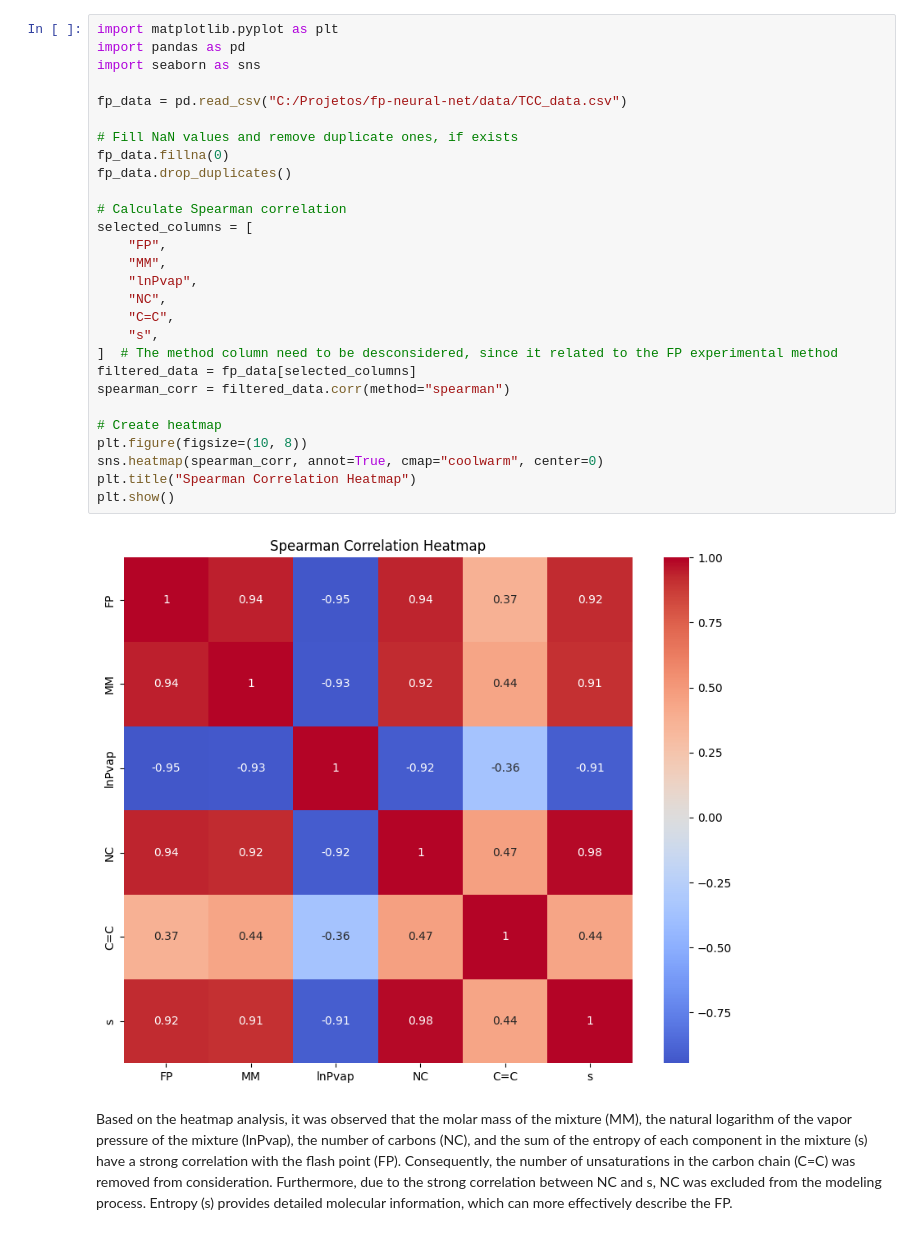
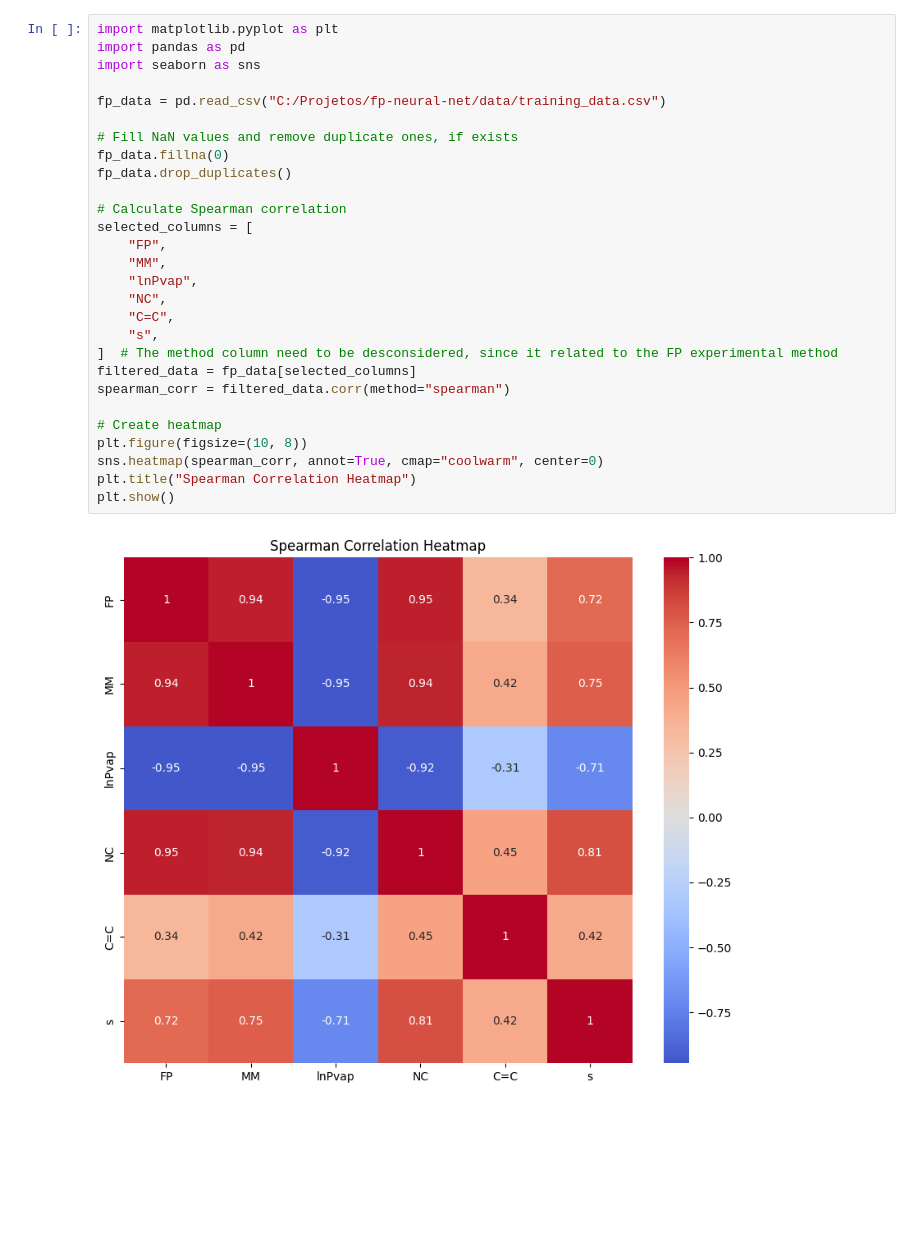
Before and after one commit to ThermoPhase-FCSRG/fp-neural-net, a Jupyter notebook: notebooks/fp_modelling.ipynb, the cells around one changed output. Drawn from its saved outputs; the diff is of its cells as text; blank space fills up the shorter version.

Commit message:
Case study and trained models update

```diff
--- a/notebooks/fp_modelling.ipynb
+++ b/notebooks/fp_modelling.ipynb
@@ -1,35 +1,33 @@
 # %%
 import matplotlib.pyplot as plt
 import pandas as pd
 import seaborn as sns
 
-fp_data = pd.read_csv("C:/Projetos/fp-neural-net/data/TCC_data.csv")
+fp_data = pd.read_csv("C:/Projetos/fp-neural-net/data/training_data.csv")
 
 # Fill NaN values and remove duplicate ones, if exists
 fp_data.fillna(0)
 fp_data.drop_duplicates()
 
 # Calculate Spearman correlation
 selected_columns = [
     "FP",
     "MM",
     "lnPvap",
     "NC",
     "C=C",
     "s",
 ]  # The method column need to be desconsidered, since it related to the FP experimental method
 filtered_data = fp_data[selected_columns]
 spearman_corr = filtered_data.corr(method="spearman")
 
 # Create heatmap
 plt.figure(figsize=(10, 8))
 sns.heatmap(spearman_corr, annot=True, cmap="coolwarm", center=0)
 plt.title("Spearman Correlation Heatmap")
 plt.show()
 # %% [output]
-[figure, old version]
+[figure, new version]
-# %% [markdown]
-Based on the heatmap analysis, it was observed that the molar mass of the mixture (MM), the natural logarithm of the vapor pressure of the mixture (lnPvap), the number of carbons (NC), and the sum of the entropy of each component in the mixture (s) have a strong correlation with the flash point (FP). Consequently, the number of unsaturations in the carbon chain (C=C) was removed from consideration. Furthermore, due to the strong correlation between NC and s, NC was excluded from the modeling process. Entropy (s) provides detailed molecular information, which can more effectively describe the FP.
 # %%
 import numpy as np
 import os
```
Also changed, not shown: parts of 7 cells of this notebook, 20 other files.
